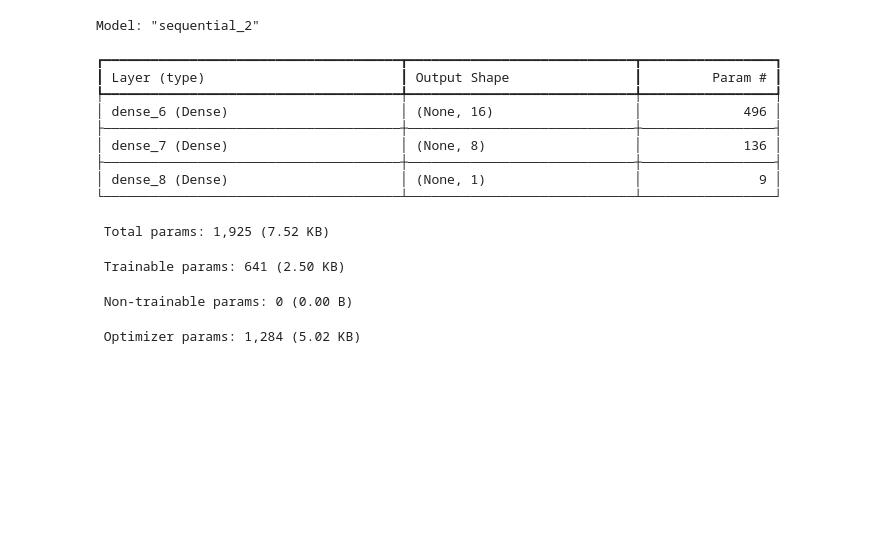
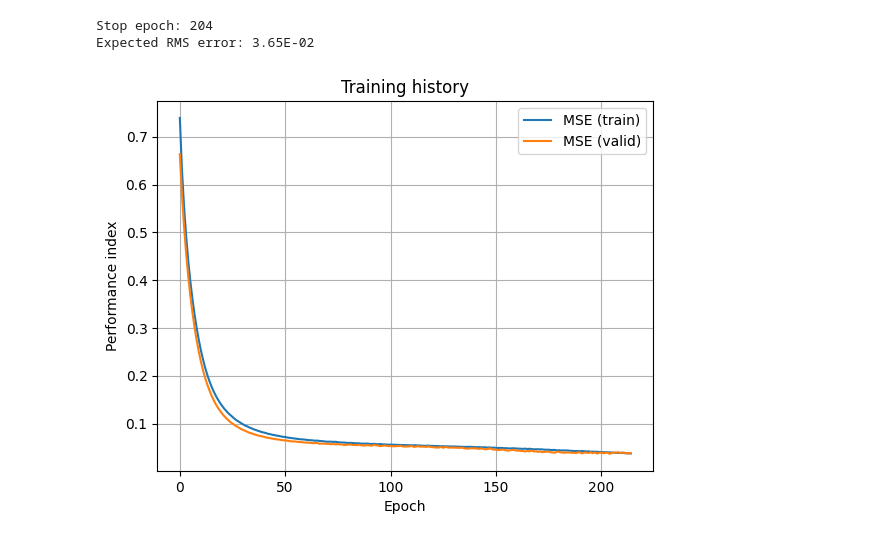
Before and after one commit to mrtelisa/ML1_Ass_4, a Jupyter notebook: optional_task/optional_exercise.ipynb, the cells around one changed output. Cells and saved outputs as stored; diff of their text form; code cells hidden in the pictures; blank space fills up the shorter version.

```diff
--- a/optional_task/optional_exercise.ipynb
+++ b/optional_task/optional_exercise.ipynb
@@ -92,18 +103,19 @@ Epoch 167/500
-# %%
-# Print summary data
-model.summary()
-# %% [output]
-Model: "sequential_2"
-┏━━━━━━━━━━━━━━━━━━━━━━━━━━━━━━━━━━━━━━┳━━━━━━━━━━━━━━━━━━━━━━━━━━━━━┳━━━━━━━━━━━━━━━━━┓
-┃ Layer (type)                         ┃ Output Shape                ┃         Param # ┃
-┡━━━━━━━━━━━━━━━━━━━━━━━━━━━━━━━━━━━━━━╇━━━━━━━━━━━━━━━━━━━━━━━━━━━━━╇━━━━━━━━━━━━━━━━━┩
-│ dense_6 (Dense)                      │ (None, 16)                  │             496 │
-├──────────────────────────────────────┼─────────────────────────────┼─────────────────┤
-│ dense_7 (Dense)                      │ (None, 8)                   │             136 │
-├──────────────────────────────────────┼─────────────────────────────┼─────────────────┤
-│ dense_8 (Dense)                      │ (None, 1)                   │               9 │
-└──────────────────────────────────────┴─────────────────────────────┴─────────────────┘
- Total params: 1,925 (7.52 KB)
- Trainable params: 641 (2.50 KB)
- Non-trainable params: 0 (0.00 B)
- Optimizer params: 1,284 (5.02 KB)
+# %%
+validation_stop_epoch = np.array(history.history['val_loss']).argmin()
+print('Stop epoch: %d' % validation_stop_epoch)
+print('Expected RMS error: %.2E' % history.history['val_loss'][validation_stop_epoch])
+# %% [output]
+Stop epoch: 204
+Expected RMS error: 3.65E-02
+# %%
+# Plot training & validation accuracy values
+plt.plot(history.history['loss'])
+plt.plot(history.history['val_loss'])
+plt.title('Training history')
+plt.ylabel('Performance index')
+plt.xlabel('Epoch')
+plt.legend(['MSE (train)', 'MSE (valid)'], loc='upper right')
+plt.grid()
+plt.show()
+# %% [output]
+[figure, added]
```
Also changed, not shown: parts of 6 cells of this notebook.
